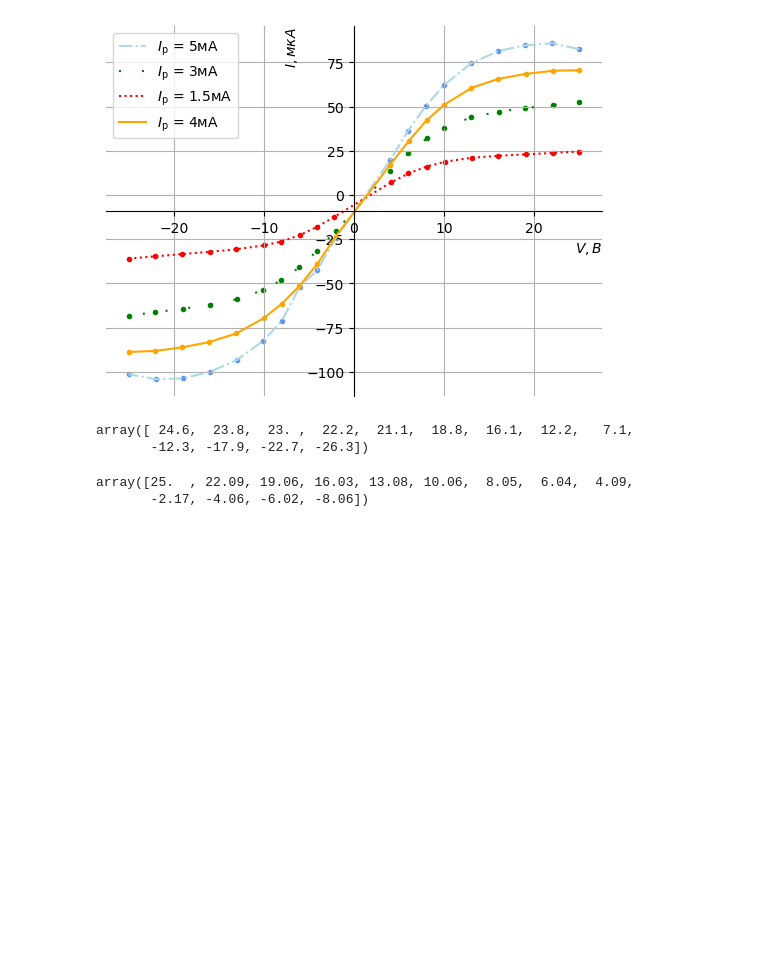
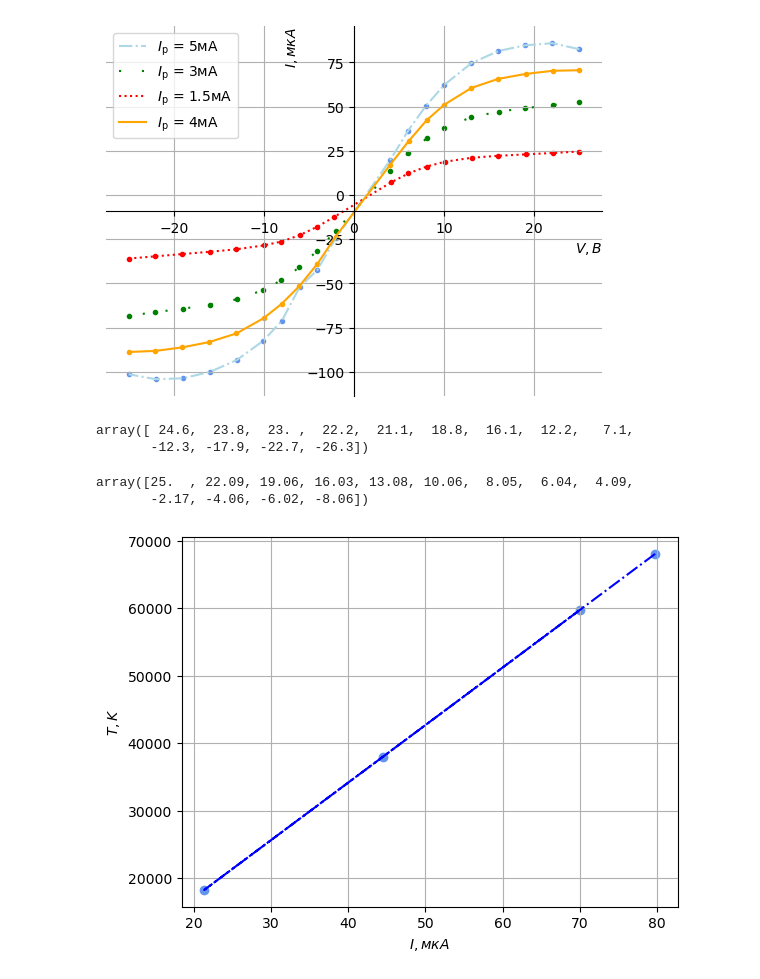
Before and after one commit to juliaProjorlivy/laba, a Jupyter notebook: 3_sem/laba_3.5.1/3.5.1.ipynb, the cells around one changed output. Cells and saved outputs as stored; diff of their text form; code cells hidden in the pictures; blank space fills up the shorter version.

```diff
--- a/3_sem/laba_3.5.1/3.5.1.ipynb
+++ b/3_sem/laba_3.5.1/3.5.1.ipynb
@@ -195,6 +213,7 @@ nkoef * (n2**0.5)
 111334.37092545195
 # %%
 Trel = 11800
+I2  =  np.average([38, 51])
 T2_1 = Trel * 0.5 * np.average([38, 51]) / k
 T2_2 = Trel * 0.5 * np.average([8.5, 7.7]) / k
 dT2_1 = T2_1 * (np.std([38, 51] / np.average([38, 51])) ** 2 + (dI / min(y))**2 + (dV / min(x))**2)**0.5
@@ -262,6 +281,7 @@ nkoef * (n3**0.5)
 97771.84723455267
 # %%
 Trel = 11800
+I3 = np.average([17.7, 25])
 T3_1 = Trel * 0.5 * np.average([17.7, 25]) / k
 T3_2 = Trel * 0.5 * np.average([7.5, 6.5]) / k
 dT3_1 = T3_1 * (np.std([17.7, 25] / np.average([17.7, 25])) ** 2 + (dI / min(y))**2 + (dV / min(x))**2)**0.5
@@ -325,6 +345,7 @@ nkoef * (n4**0.5)
 131564.54275134587
 # %%
 Trel = 11800
+I4 =np.average([62, 78])
 T4_1 = Trel * 0.5 * np.average([62, 78]) / k
 T4_2 = Trel * 0.5 * np.average([10.5, 10]) / k
 dT4_1 = T4_1 * (np.std([78, 62] / np.average([78, 62])) ** 2 + (dI / min(y))**2 + (dV / min(x))**2)**0.5
@@ -377,3 +398,30 @@ v3[:13]
 # %% [output]
 array([25.  , 22.09, 19.06, 16.03, 13.08, 10.06,  8.05,  6.04,  4.09,
        -2.17, -4.06, -6.02, -8.06])
+# %%
+Is = [I1, I2, I3, I4]
+Ts = [T1_1, T2_1, T3_1, T4_1]
+Ns = [n1, n2, n3, n4]
+# %%
+fig, ax = plt.subplots()
+
+ax.plot(Is, Ts , linestyle='-.', color='blue')
+
+plt.scatter(Is, Ts, marker='o', color='cornflowerblue')
+
+
+#model1 = np.poly1d(np.polyfit(x, y, 1))
+#print(model1)
+
+#polyline = np.linspace(ns[0], ns[len(ns)-1] + 1)
+#plt.plot(polyline, model1(polyline), color = 'green', label="k = {: .2f}$\pm 0.01$".format(round(model1.c[0], 2))), ""
+
+
+plt.grid()
+ax.set_ylabel('$T, K$')
+ax.set_xlabel('$I, мкА$')
+
+#plt.show()
+plt.savefig('tex/images/plot_TI.png', bbox_inches='tight')
+# %% [output]
+[figure, added]
```
Also changed, not shown: parts of 11 cells of this notebook, 6 other files.
